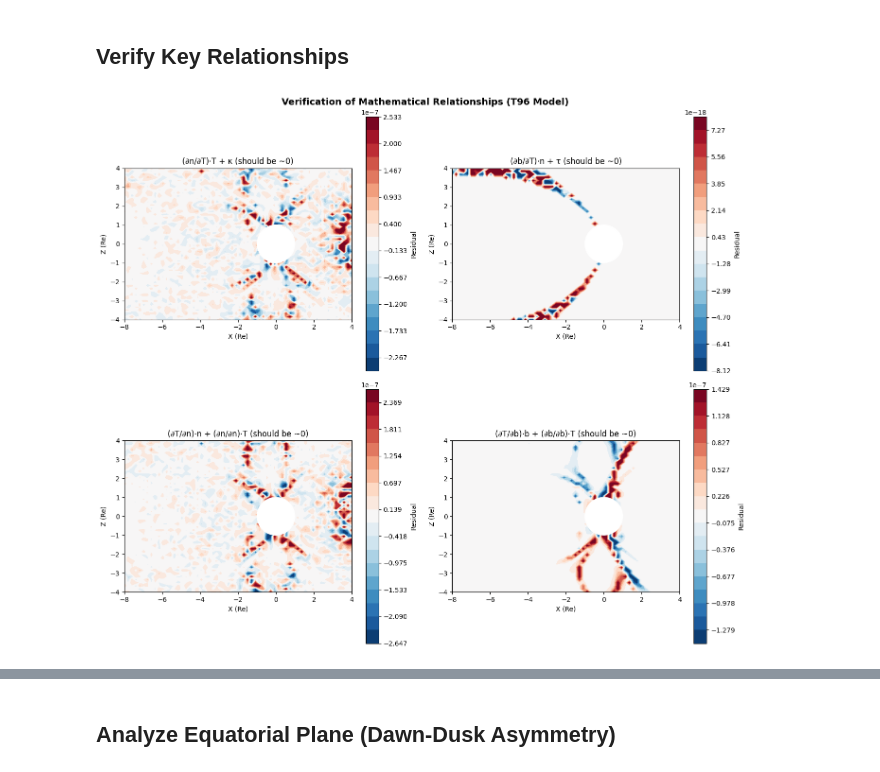
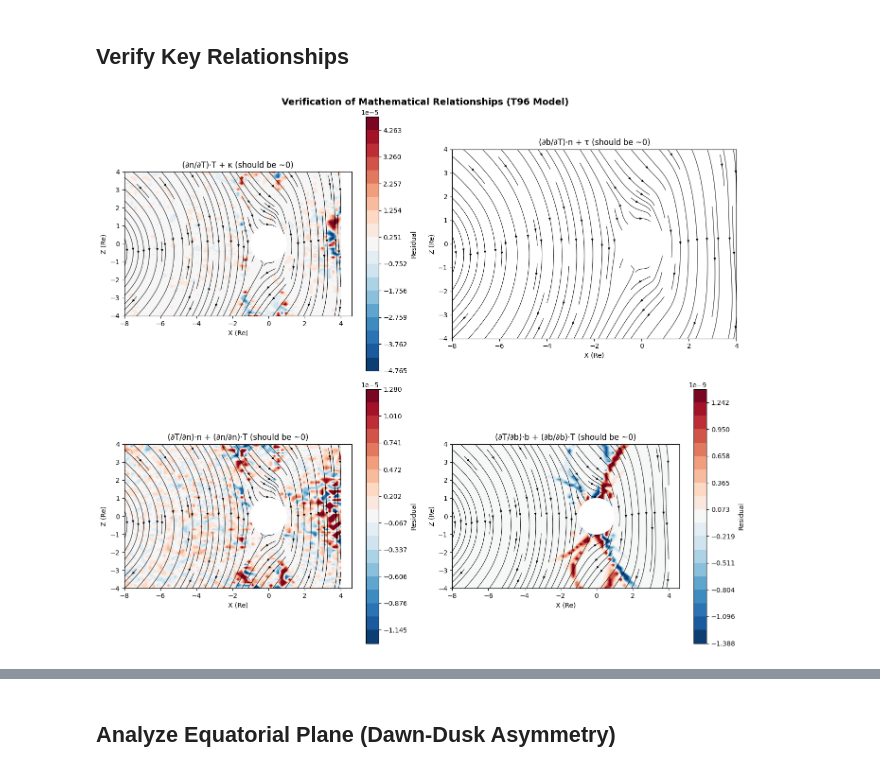
Before and after one commit to Butadiene/Mageometry, a Jupyter notebook: examples/notebooks/14_t96_storm_directional_derivatives.ipynb, the cells around one changed output, grey strips where cells are left out. Cells and saved outputs as stored; diff of their text form; code cells hidden in the pictures.

```diff
--- a/examples/notebooks/14_t96_storm_directional_derivatives.ipynb
+++ b/examples/notebooks/14_t96_storm_directional_derivatives.ipynb
@@ -324,8 +461,8 @@ fig, axes = plt.subplots(1, 2, figsize=(16, 6))
 # Curvature
 ax = axes[0]
 vmax_curv = np.percentile(curvature_mer_grid, 95)
-data_for_plot = np.clip(curvature_mer_grid, vmin, vmax)
-levels = np.linspace(vmin, vmax, 20)
+data_for_plot = np.clip(curvature_mer_grid, 0, vmax_curv)
+levels = np.linspace(0, vmax_curv, 20)
 im1 = ax.contourf(X_mer, Z_mer, data_for_plot, levels=levels, cmap='plasma',
                   vmin=0, vmax=vmax_curv, extend='max')
 ax.contour(X_mer, Z_mer, curvature_mer_grid, levels=10, colors='black',
@@ -345,11 +482,12 @@ cbar1.set_label('κ (1/Re)', fontsize=12)
 ax = axes[1]
 vmax_tors = np.percentile(np.abs(torsion_mer_grid), 95)
 data_for_plot = np.clip(torsion_mer_grid, -vmax_tors, vmax_tors)
-levels = np.linspace(-vmax_tors, vmax_tors, 20)
-im2 = ax.contourf(X_mer, Z_mer, data_for_plot, levels=levels, cmap='RdBu_r',
-                  vmin=-vmax_tors, vmax=vmax_tors)
-ax.contour(X_mer, Z_mer, torsion_mer_grid, levels=10, colors='black',
-           alpha=0.3, linewidths=0.5)
+if(vmax_tors != 0):
+    levels = np.linspace(-vmax_tors, vmax_tors, 20)
+    im2 = ax.contourf(X_mer, Z_mer, data_for_plot, levels=levels, cmap='RdBu_r',
+                    vmin=-vmax_tors, vmax=vmax_tors)
+    ax.contour(X_mer, Z_mer, torsion_mer_grid, levels=10, colors='black',
+            alpha=0.3, linewidths=0.5)
 circle = plt.Circle((0, 0), 1, color='white', zorder=10)
 ax.add_patch(circle)
 ax.set_xlabel('X (Re)', fontsize=12)
@@ -358,8 +496,9 @@ ax.set_title('Field Line Torsion τ (1/Re)', fontsize=14, fontweight='bold')
 ax.set_aspect('equal')
 divider = make_axes_locatable(ax)
 cax = divider.append_axes("right", size="5%", pad=0.1)
-cbar2 = plt.colorbar(im2, cax=cax)
-cbar2.set_label('τ (1/Re)', fontsize=12)
+if(vmax_tors != 0):
+    cbar2 = plt.colorbar(im2, cax=cax)
+    cbar2.set_label('τ (1/Re)', fontsize=12)
 
 plt.suptitle('T96 Model: Curvature and Torsion (Moderate Storm)', fontsize=16, fontweight='bold')
 plt.tight_layout()
@@ -400,19 +539,31 @@ fig, axes = plt.subplots(2, 2, figsize=(14, 12))
 
 # 1. Check (∂n/∂T)·T ≈ -κ (from antisymmetry)
 ax = axes[0, 0]
-diff1 = params['dn_dT_T'] + curvature_mer_grid
-vmax1 = np.percentile(np.abs(diff1), 95)
+# diff1 = params['dn_dT_T'] + curvature_mer_grid
+diff1 = params['dn_dT_T'] + params['dT_dT_n']
+vmax1 = np.percentile(np.abs(diff1), 99)
 data_for_plot = np.clip(diff1, -vmax1, vmax1)
-levels = np.linspace(-vmax1, vmax1, 20)
-im1 = ax.contourf(X_mer, Z_mer, data_for_plot, levels=levels, cmap='RdBu_r',
-                  vmin=-vmax1, vmax=vmax1)
+if(vmax1 != 0):
+    levels = np.linspace(-vmax1, vmax1, 20)
+    im1 = ax.contourf(X_mer, Z_mer, data_for_plot, levels=levels, cmap='RdBu_r',
+                    vmin=-vmax1, vmax=vmax1)
+# Overlapping magnetic field streamlines (magnetic field lines)
+strm = ax.streamplot(
+    X_mer, Z_mer,
+    Bx_mer, Bz_mer,
+    density=1.2,
+    linewidth=0.7,
+    color='k',
+    arrowsize=0.7
+)
 circle = plt.Circle((0, 0), 1, color='white', zorder=10)
 ax.add_patch(circle)
 ax.set_title('(∂n/∂T)·T + κ (should be ~0)', fontsize=12)
 ax.set_xlabel('X (Re)')
 ax.set_ylabel('Z (Re)')
 ax.set_aspect('equal')
-plt.colorbar(im1, ax=ax, label='Residual')
+if(vmax1 != 0):
+    plt.colorbar(im1, ax=ax, label='Residual')
 
 # 2. Check (∂b/∂T)·n = -τ
 ax = axes[0, 1]
@@ -420,15 +571,26 @@ diff2 = params['db_dT_n'] + torsion_mer_grid
 vmax2 = np.percentile(np.abs(diff2), 95)
 data_for_plot = np.clip(diff2, -vmax2, vmax2)
 levels = np.linspace(-vmax2, vmax2, 20)
-im2 = ax.contourf(X_mer, Z_mer, data_for_plot, levels=levels, cmap='RdBu_r',
+if(vmax2 != 0):
+    im2 = ax.contourf(X_mer, Z_mer, data_for_plot, levels=levels, cmap='RdBu_r',
                   vmin=-vmax2, vmax=vmax2)
+# Overlapping magnetic field streamlines (magnetic field lines)
+strm = ax.streamplot(
+    X_mer, Z_mer,
+    Bx_mer, Bz_mer,
+    density=1.2,
+    linewidth=0.7,
+    color='k',
+    arrowsize=0.7
+)
 circle = plt.Circle((0, 0), 1, color='white', zorder=10)
 ax.add_patch(circle)
 ax.set_title('(∂b/∂T)·n + τ (should be ~0)', fontsize=12)
 ax.set_xlabel('X (Re)')
 ax.set_ylabel('Z (Re)')
 ax.set_aspect('equal')
-plt.colorbar(im2, ax=ax, label='Residual')
+if(vmax2 != 0):
+    plt.colorbar(im2, ax=ax, label='Residual')
 
 # 3. Antisymmetry: (∂T/∂n)·n + (∂n/∂n)·T = 0
 ax = axes[1, 0]
@@ -438,6 +600,15 @@ data_for_plot = np.clip(antisym1, -vmax3, vmax3)
 levels = np.linspace(-vmax3, vmax3, 20)
 im3 = ax.contourf(X_mer, Z_mer, data_for_plot, levels=levels, cmap='RdBu_r',
                   vmin=-vmax3, vmax=vmax3)
+# Overlapping magnetic field streamlines (magnetic field lines)
+strm = ax.streamplot(
+    X_mer, Z_mer,
+    Bx_mer, Bz_mer,
+    density=1.2,
+    linewidth=0.7,
+    color='k',
+    arrowsize=0.7
+)
 circle = plt.Circle((0, 0), 1, color='white', zorder=10)
 ax.add_patch(circle)
 ax.set_title('(∂T/∂n)·n + (∂n/∂n)·T (should be ~0)', fontsize=12)
@@ -450,33 +621,42 @@ plt.colorbar(im3, ax=ax, label='Residual')
 ax = axes[1, 1]
 antisym2 = params['dT_db_b'] + params['db_db_T']
 vmax4 = np.percentile(np.abs(antisym2), 95)
 data_for_plot = np.clip(antisym2, -vmax4, vmax4)
 levels = np.linspace(-vmax4, vmax4, 20)
 im4 = ax.contourf(X_mer, Z_mer, data_for_plot, levels=levels, cmap='RdBu_r',
                   vmin=-vmax4, vmax=vmax4)
+# Overlapping magnetic field streamlines (magnetic field lines)
+strm = ax.streamplot(
+    X_mer, Z_mer,
+    Bx_mer, Bz_mer,
+    density=1.2,
+    linewidth=0.7,
+    color='k',
+    arrowsize=0.7
+)
 circle = plt.Circle((0, 0), 1, color='white', zorder=10)
 ax.add_patch(circle)
 ax.set_title('(∂T/∂b)·b + (∂b/∂b)·T (should be ~0)', fontsize=12)
 ax.set_xlabel('X (Re)')
 ax.set_ylabel('Z (Re)')
 ax.set_aspect('equal')
 plt.colorbar(im4, ax=ax, label='Residual')
 
 plt.suptitle('Verification of Mathematical Relationships (T96 Model)', fontsize=14, fontweight='bold')
 plt.tight_layout()
 plt.show()
 
 # Print quantitative verification
 print("Quantitative Verification:")
 print("=" * 50)
 print(f"max|(∂n/∂T)·T + κ| = {np.max(np.abs(diff1)):.3e}")
 print(f"max|(∂b/∂T)·n + τ| = {np.max(np.abs(diff2)):.3e}")
 print(f"max|(∂T/∂n)·n + (∂n/∂n)·T| = {np.max(np.abs(antisym1)):.3e}")
 print(f"max|(∂T/∂b)·b + (∂b/∂b)·T| = {np.max(np.abs(antisym2)):.3e}")
 print(f"\nFor comparison:")
 print(f"max|κ| = {np.max(np.abs(curvature_mer_grid)):.3f}")
 print(f"max|τ| = {np.max(np.abs(torsion_mer_grid)):.3e}")
 # %% [output]
-[figure, old version]
+[figure, new version]
 Quantitative Verification:
 ==================================================
```
Also changed, not shown: parts of 11 cells of this notebook, 1 other file.
